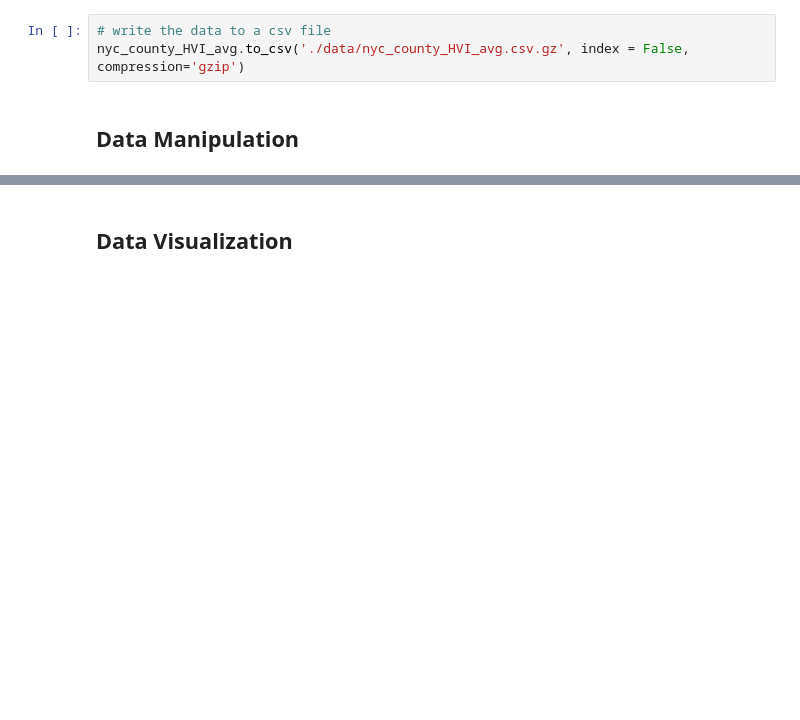
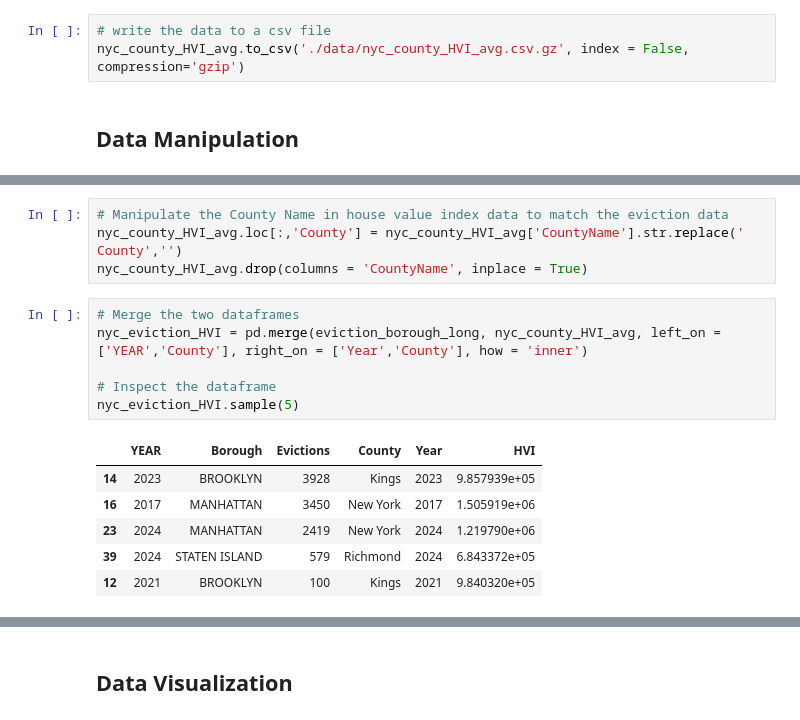
Before and after one commit to NakaFrozn/si618_final_project, a Jupyter notebook: Final_Project_Step1.ipynb, the cells around one changed output, grey strips where cells are left out. Drawn from its saved outputs; the diff is of its cells as text; blank space fills up the shorter version.

```diff
--- a/Final_Project_Step1.ipynb
+++ b/Final_Project_Step1.ipynb
@@ -127,0 +162,17 @@ nyc_county_HVI_avg.to_csv('./data/nyc_county_HVI_avg.csv.gz', index = False, com
+# %%
+# Manipulate the County Name in house value index data to match the eviction data
+nyc_county_HVI_avg.loc[:,'County'] = nyc_county_HVI_avg['CountyName'].str.replace(' County','')
+nyc_county_HVI_avg.drop(columns = 'CountyName', inplace = True)
+# %%
+# Merge the two dataframes
+nyc_eviction_HVI = pd.merge(eviction_borough_long, nyc_county_HVI_avg, left_on = ['YEAR','County'], right_on = ['Year','County'], how = 'inner')
+
+# Inspect the dataframe
+nyc_eviction_HVI.sample(5)
+# %% [output]
+|  | YEAR | Borough | Evictions | County | Year | HVI |
+| 14 | 2023 | BROOKLYN | 3928 | Kings | 2023 | 9.857939e+05 |
+| 16 | 2017 | MANHATTAN | 3450 | New York | 2017 | 1.505919e+06 |
+| 23 | 2024 | MANHATTAN | 2419 | New York | 2024 | 1.219790e+06 |
+| 39 | 2024 | STATEN ISLAND | 579 | Richmond | 2024 | 6.843372e+05 |
+| 12 | 2021 | BROOKLYN | 100 | Kings | 2021 | 9.840320e+05 |
```
Also changed, not shown: parts of 10 cells of this notebook, 2 other files.
